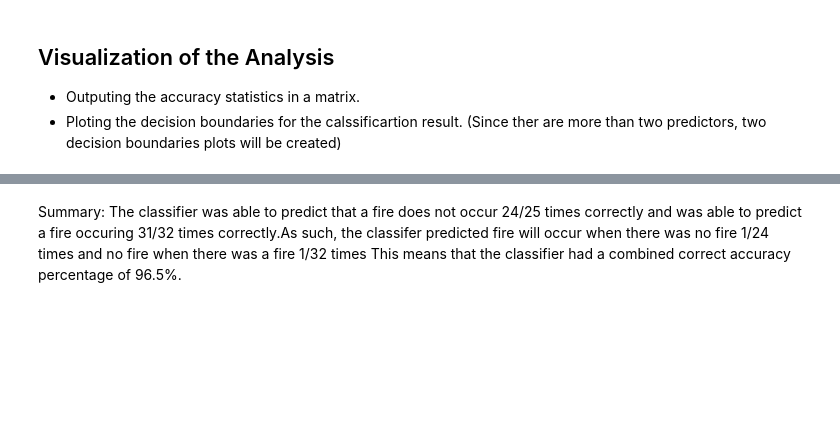
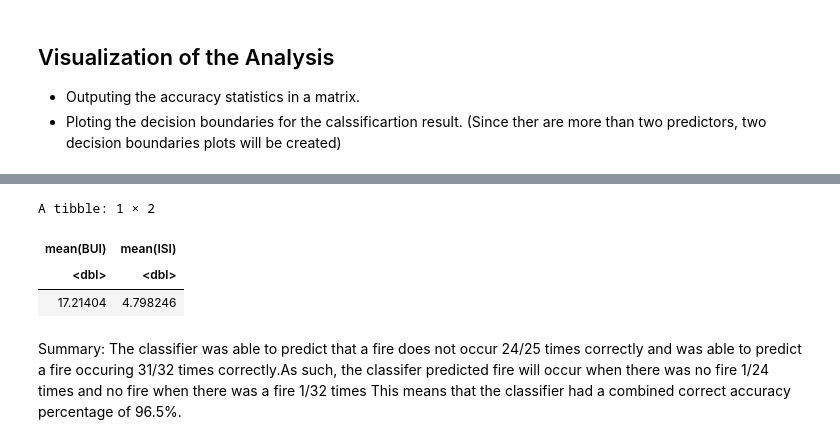
Before and after one commit to zjr-mds/Forest-Fire-Prediction, a Jupyter notebook: Proposal_Group2.ipynb, the cells around one changed output, grey strips where cells are left out. Saved outputs shown, nothing was run; the diff lists cells and outputs as text; code cells hidden in the pictures; blank space fills up the shorter version.

```diff
--- a/Proposal_Group2.ipynb
+++ b/Proposal_Group2.ipynb
@@ -309,3 +428,11 @@ decesion_boundary_plot
+# %%
+testing %>%
+summarize(mean(BUI), mean(ISI))
+# %% [output]
+A tibble: 1 × 2
+| mean(BUI) | mean(ISI) |
+| <dbl> | <dbl> |
+| 17.21404 | 4.798246 |
 # %% [markdown]
 Summary:
 The classifier was able to predict that a fire does not occur 24/25 times correctly and was able to predict a fire occuring 31/32 times correctly.As such, the classifer predicted fire will occur when there was no fire 1/24 times and no fire when there was a fire 1/32 times This means that the classifier had a combined correct accuracy percentage of 96.5%.
```
Also changed, not shown: parts of 14 cells of this notebook.
